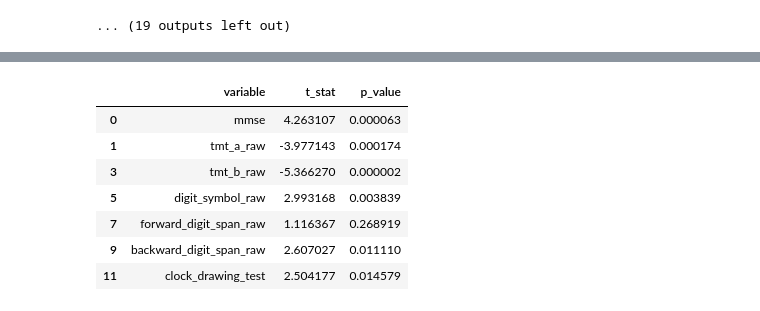
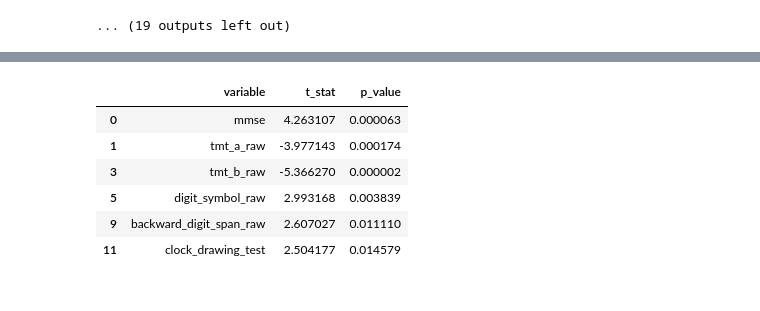
Before and after one commit to gianluca-capelo/tmt-analysis, a Jupyter notebook: notebooks/eda.ipynb, the cells around one changed output, grey strips where cells are left out. Saved outputs shown, nothing was run; the diff lists cells and outputs as text; code cells hidden in the pictures.

```diff
--- a/notebooks/eda.ipynb
+++ b/notebooks/eda.ipynb
@@ -104,3 +100,5 @@ res_digital = histograms_for_col(df_digital_plus_demo[kbest_list + ['group']])
 [figure]
 [figure]
 ... (19 outputs left out)
+# %%
+res_non_digital = histograms_for_col(df_non_digital)
@@ -107,11 +129,11 @@ res_digital = histograms_for_col(df_digital_plus_demo[kbest_list + ['group']])
 # %%
-res_non_digital[~res_non_digital['variable'].str.endswith('z')]
+res_non_digital = res_non_digital[~res_non_digital['variable'].str.endswith('z')]
+res_non_digital[res_non_digital['p_value'] < 0.05]
 # %% [output]
 |  | variable | t_stat | p_value |
 | 0 | mmse | 4.263107 | 0.000063 |
 | 1 | tmt_a_raw | -3.977143 | 0.000174 |
 | 3 | tmt_b_raw | -5.366270 | 0.000002 |
 | 5 | digit_symbol_raw | 2.993168 | 0.003839 |
-| 7 | forward_digit_span_raw | 1.116367 | 0.268919 |
 | 9 | backward_digit_span_raw | 2.607027 | 0.011110 |
 | 11 | clock_drawing_test | 2.504177 | 0.014579 |
```
Also changed, not shown: parts of 5 cells of this notebook, 1 other file.
